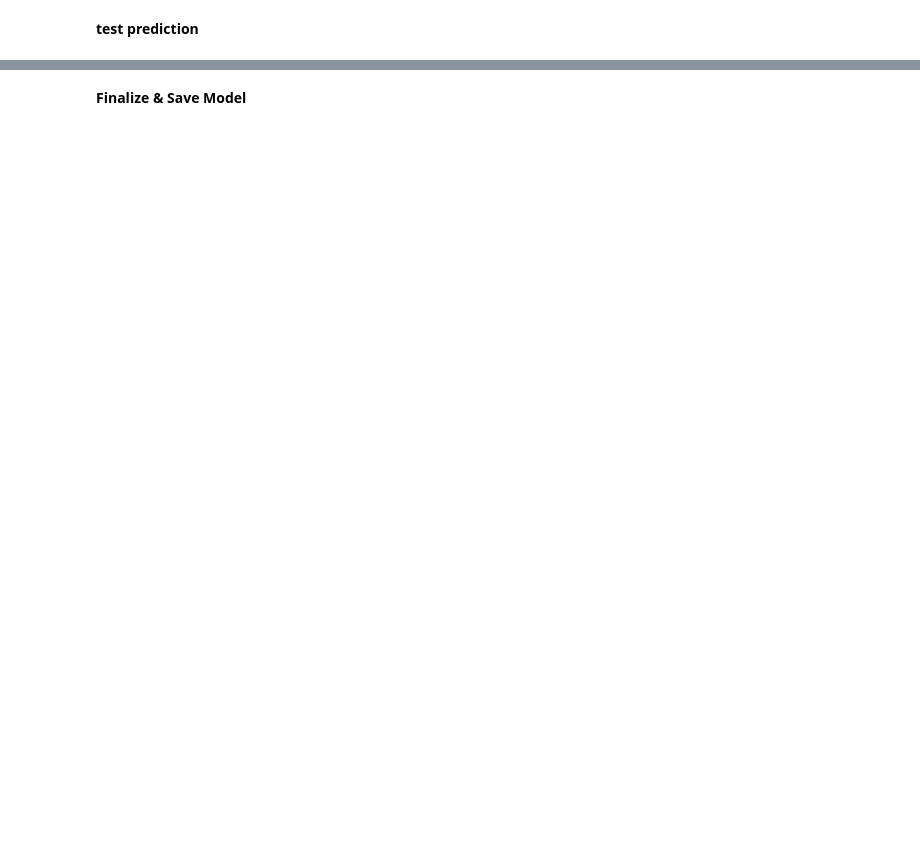
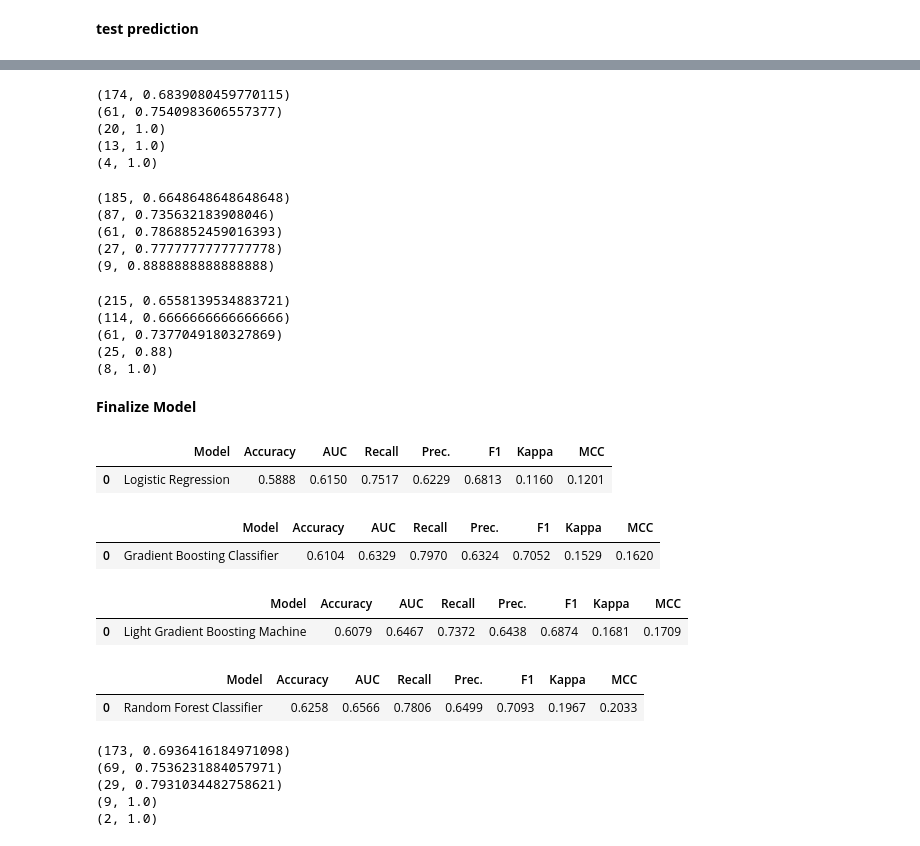
Before and after one commit to sculd/mlb-props, a Jupyter notebook: model_training_run.ipynb, the cells around one changed output, grey strips where cells are left out. Cells and saved outputs as stored; diff of their text form; code cells hidden in the pictures; blank space fills up the shorter version.

```diff
--- a/model_training_run.ipynb
+++ b/model_training_run.ipynb
@@ -316,5 +363,70 @@ print(get_eval_profile(test_prediction, 0.85))
+# %%
+print(get_eval_profile(test_prediction_gbc, 0.6))
+print(get_eval_profile(test_prediction_gbc, 0.7))
+print(get_eval_profile(test_prediction_gbc, 0.75))
+print(get_eval_profile(test_prediction_gbc, 0.80))
+print(get_eval_profile(test_prediction_gbc, 0.85))
+# %% [output]
+(174, 0.6839080459770115)
+(61, 0.7540983606557377)
+(20, 1.0)
+(13, 1.0)
+(4, 1.0)
+# %%
+print(get_eval_profile(test_prediction_lightgbm, 0.6))
+print(get_eval_profile(test_prediction_lightgbm, 0.7))
+print(get_eval_profile(test_prediction_lightgbm, 0.75))
+print(get_eval_profile(test_prediction_lightgbm, 0.80))
+print(get_eval_profile(test_prediction_lightgbm, 0.85))
+# %% [output]
+(185, 0.6648648648648648)
+(87, 0.735632183908046)
+(61, 0.7868852459016393)
+(27, 0.7777777777777778)
+(9, 0.8888888888888888)
+# %%
+print(get_eval_profile(test_prediction_rf, 0.6))
+print(get_eval_profile(test_prediction_rf, 0.7))
+print(get_eval_profile(test_prediction_rf, 0.75))
+print(get_eval_profile(test_prediction_rf, 0.80))
+print(get_eval_profile(test_prediction_rf, 0.85))
+# %% [output]
+(215, 0.6558139534883721)
+(114, 0.6666666666666666)
+(61, 0.7377049180327869)
+(25, 0.88)
+(8, 1.0)
 # %% [markdown]
-**Finalize & Save Model**
+**Finalize Model**
 # %%
 # train over the whole dataset without validation split
-regression_model_finalized = pycaret.classification.finalize_model(regression_model)
+regression_model_finalized_lr = pycaret.classification.finalize_model(regression_model_lr)
+regression_model_finalized_gbc = pycaret.classification.finalize_model(regression_model_gbc)
+regression_model_finalized_lightgbm = pycaret.classification.finalize_model(regression_model_lightgbm)
+regression_model_finalized_rf = pycaret.classification.finalize_model(regression_model_rf)
+# %%
+test_finalized_prediction_lr = predict_and_odds(test_data, regression_model_finalized_lr)
+test_finalized_prediction_gbc = predict_and_odds(test_data, regression_model_finalized_gbc)
+test_finalized_prediction_lightgbm = predict_and_odds(test_data, regression_model_finalized_lightgbm)
+test_finalized_prediction_rf = predict_and_odds(test_data, regression_model_finalized_rf)
+# %% [output]
+|  | Model | Accuracy | AUC | Recall | Prec. | F1 | Kappa | MCC |
+| 0 | Logistic Regression | 0.5888 | 0.6150 | 0.7517 | 0.6229 | 0.6813 | 0.1160 | 0.1201 |
+|  | Model | Accuracy | AUC | Recall | Prec. | F1 | Kappa | MCC |
+| 0 | Gradient Boosting Classifier | 0.6104 | 0.6329 | 0.7970 | 0.6324 | 0.7052 | 0.1529 | 0.1620 |
+|  | Model | Accuracy | AUC | Recall | Prec. | F1 | Kappa | MCC |
+| 0 | Light Gradient Boosting Machine | 0.6079 | 0.6467 | 0.7372 | 0.6438 | 0.6874 | 0.1681 | 0.1709 |
+|  | Model | Accuracy | AUC | Recall | Prec. | F1 | Kappa | MCC |
+| 0 | Random Forest Classifier | 0.6258 | 0.6566 | 0.7806 | 0.6499 | 0.7093 | 0.1967 | 0.2033 |
+# %%
+print(get_eval_profile(test_finalized_prediction_lr, 0.6))
+print(get_eval_profile(test_finalized_prediction_lr, 0.7))
+print(get_eval_profile(test_finalized_prediction_lr, 0.75))
+print(get_eval_profile(test_finalized_prediction_lr, 0.80))
+print(get_eval_profile(test_finalized_prediction_lr, 0.85))
+# %% [output]
+(173, 0.6936416184971098)
+(69, 0.7536231884057971)
+(29, 0.7931034482758621)
+(9, 1.0)
+(2, 1.0)
```
Also changed, not shown: parts of 19 cells of this notebook, 2 other files.
